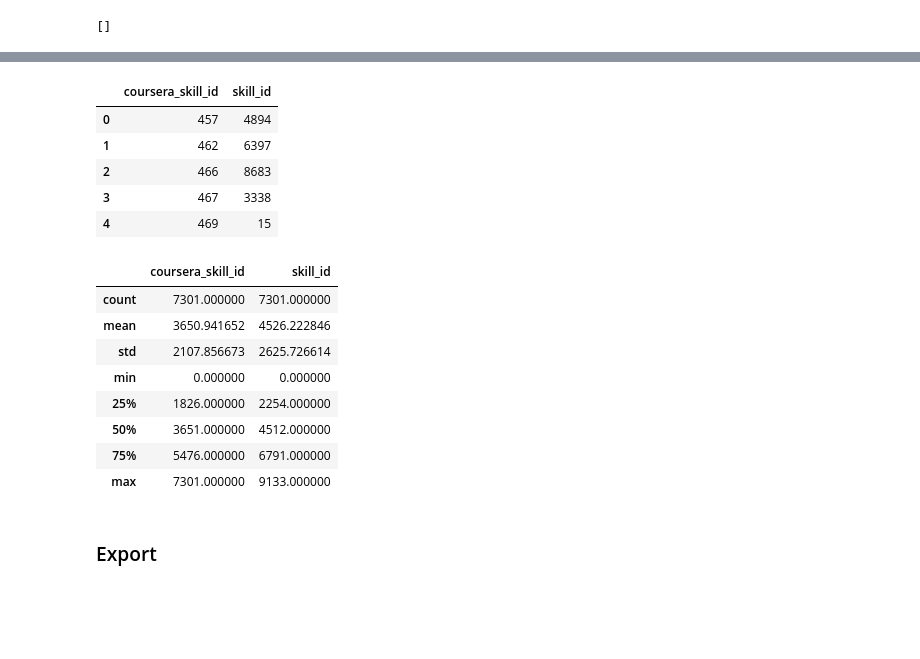
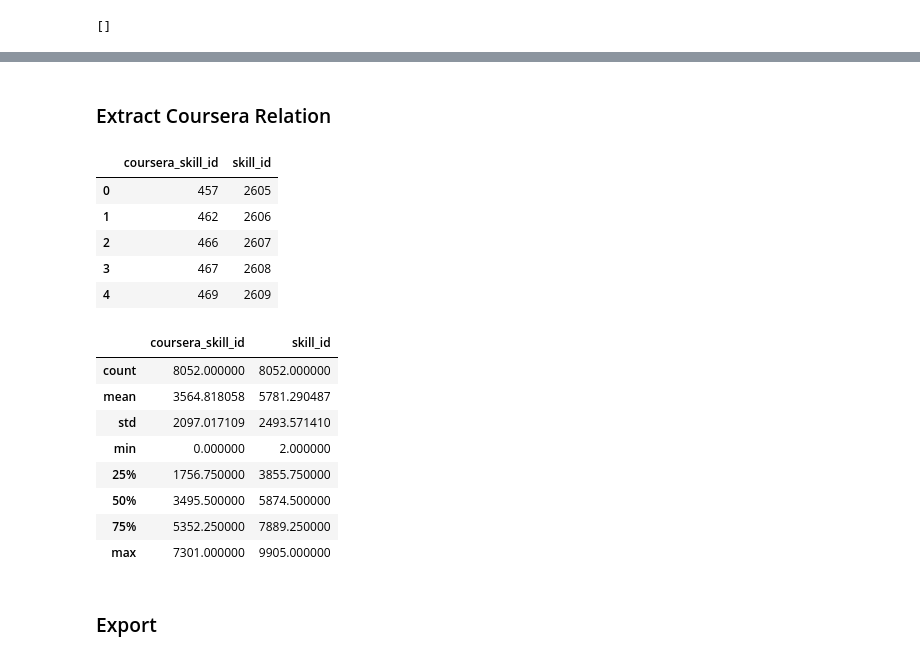
Before and after one commit to binxuankong/skills-ontology-project, a Jupyter notebook: Skills To DB Format (All).ipynb, the cells around one changed output, grey strips where cells are left out. Cells and saved outputs as stored; diff of their text form; code cells hidden in the pictures; blank space fills up the shorter version.

```diff
--- a/Skills To DB Format (All).ipynb
+++ b/Skills To DB Format (All).ipynb
@@ -87 +87,6 @@ df_skills.describe()
 | freq | 1 |
+# %%
+df_skills['skill_id'] = df_skills.groupby('skill').grouper.group_info[0] + 1
+df_skills = df_skills.reset_index(drop=True)
+df_skills = df_skills[['skill_id', 'skill']]
+df_skills.head()
@@ -108,12 +135,3 @@ df_coursera.head()
 | 2 | 466 | Uv Mapping |
 | 3 | 467 | Framing |
 | 4 | 469 | 3D Graphics Software |
-# %%
-df_others = df_c[['Skill']].rename(columns={'Skill': 'skill'}).dropna()
-# Combine
-df_skills = df_skills.append(df_others)
-df_skills = df_skills.drop_duplicates()
-df_skills['skill_id'] = df_skills.groupby('skill').grouper.group_info[0]
-df_skills = df_skills.reset_index(drop=True)
-df_skills = df_skills[['skill_id', 'skill']]
-df_skills.head()
@@ -126,0 +138,6 @@ df_skills.head()
+# %%
+df_others = df_c[['Skill']].rename(columns={'Skill': 'skill'})
+df_others = df_others.drop_duplicates()
+df_others = df_others.dropna()
+df_others['skill_id'] = df_others.index + df_skills['skill_id'].max()
+df_others.head()
@@ -126,0 +151,7 @@ df_skills.head()
+# %%
+# Combine
+df_all = df_skills.append(df_others)
+df_all = df_all.drop_duplicates()
+df_all = df_all.reset_index(drop=True)
+df_all = df_all[['skill_id', 'skill']]
+df_all.head()
@@ -200,26 +269,28 @@ df_rel.describe(include='all')
+# %% [markdown]
+### Extract Coursera Relation
 # %%
 df_crel = df_c[['skill_id', 'Skill']].rename(columns={'skill_id': 'coursera_skill_id', 'Skill': 'skill'})\
-    .merge(df_skills, how='left').drop(columns=['skill'])
+    .merge(df_all, how='left').drop(columns=['skill'])
 df_crel.head()
 # %% [output]
 |  | coursera_skill_id | skill_id |
-| 0 | 457 | 4894 |
-| 1 | 462 | 6397 |
-| 2 | 466 | 8683 |
-| 3 | 467 | 3338 |
-| 4 | 469 | 15 |
+| 0 | 457 | 2605 |
+| 1 | 462 | 2606 |
+| 2 | 466 | 2607 |
+| 3 | 467 | 2608 |
+| 4 | 469 | 2609 |
 # %%
 df_crel.describe(include='all')
 # %% [output]
 |  | coursera_skill_id | skill_id |
-| count | 7301.000000 | 7301.000000 |
-| mean | 3650.941652 | 4526.222846 |
-| std | 2107.856673 | 2625.726614 |
-| min | 0.000000 | 0.000000 |
-| 25% | 1826.000000 | 2254.000000 |
-| 50% | 3651.000000 | 4512.000000 |
-| 75% | 5476.000000 | 6791.000000 |
-| max | 7301.000000 | 9133.000000 |
+| count | 8052.000000 | 8052.000000 |
+| mean | 3564.818058 | 5781.290487 |
+| std | 2097.017109 | 2493.571410 |
+| min | 0.000000 | 2.000000 |
+| 25% | 1756.750000 | 3855.750000 |
+| 50% | 3495.500000 | 5874.500000 |
+| 75% | 5352.250000 | 7889.250000 |
+| max | 7301.000000 | 9905.000000 |
 # %% [markdown]
 ### Export
 # %%
```
Also changed, not shown: parts of 17 cells of this notebook, 8 other files.
